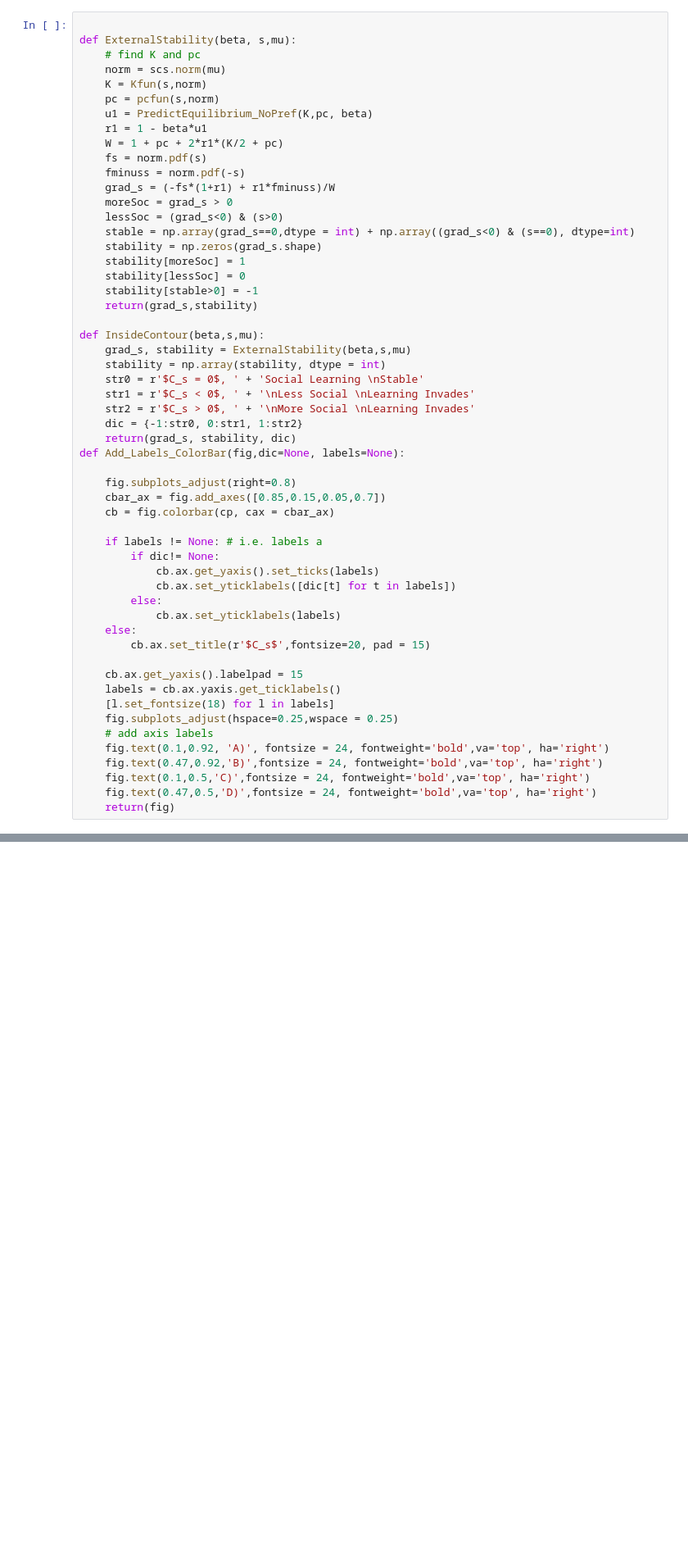
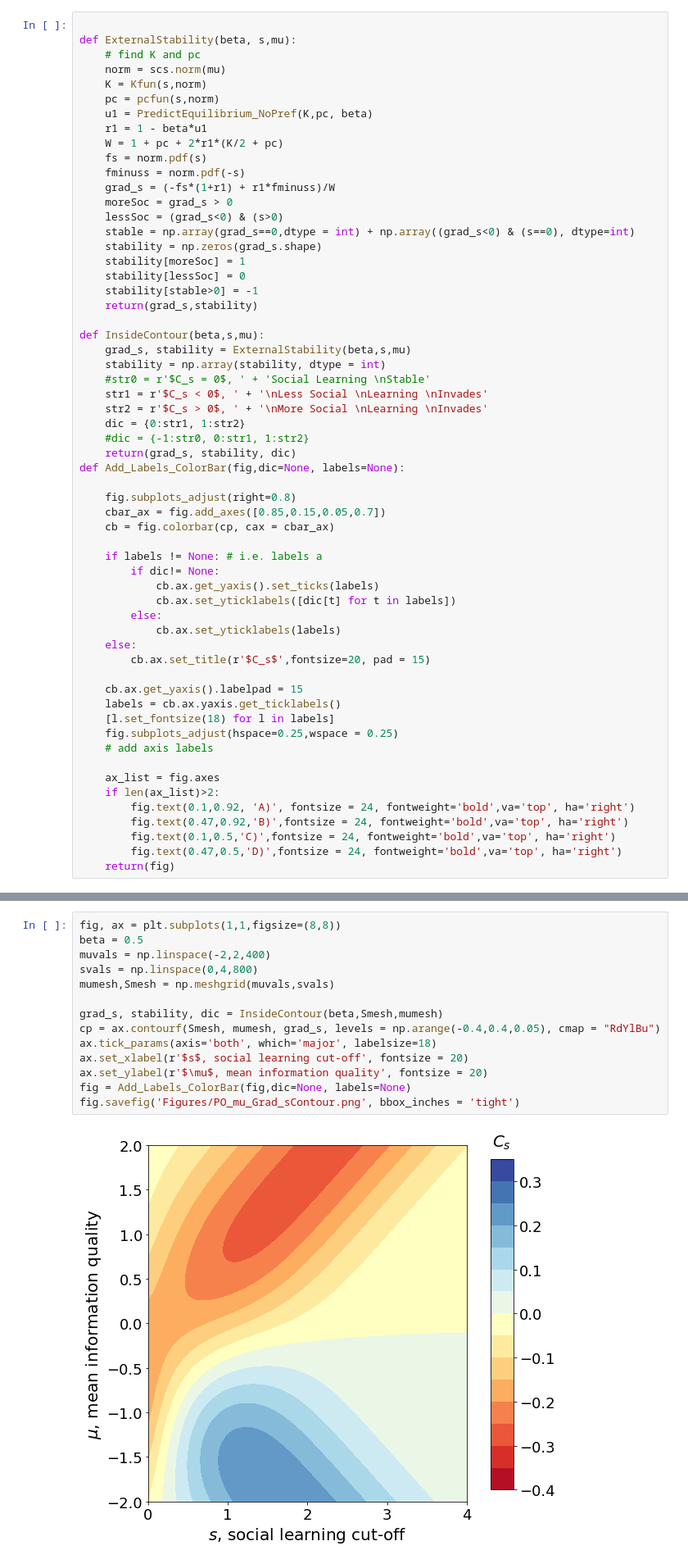
Before and after one commit to taliaborofsky/SocialLearning_Payoff, a Jupyter notebook: PO_ExternalStability.ipynb, the cells around one changed output, grey strips where cells are left out. Shown at 82% size. Drawn from its saved outputs; the diff is of its cells as text; blank space fills up the shorter version.

```diff
--- a/PO_ExternalStability.ipynb
+++ b/PO_ExternalStability.ipynb
@@ -60,10 +60,11 @@ def ExternalStability(beta, s,mu):
 def InsideContour(beta,s,mu):
     grad_s, stability = ExternalStability(beta,s,mu)
     stability = np.array(stability, dtype = int)
-    str0 = r'$C_s = 0$, ' + 'Social Learning \nStable'
-    str1 = r'$C_s < 0$, ' + '\nLess Social \nLearning Invades'
-    str2 = r'$C_s > 0$, ' + '\nMore Social \nLearning Invades'
-    dic = {-1:str0, 0:str1, 1:str2}
+    #str0 = r'$C_s = 0$, ' + 'Social Learning \nStable'
+    str1 = r'$C_s < 0$, ' + '\nLess Social \nLearning \nInvades'
+    str2 = r'$C_s > 0$, ' + '\nMore Social \nLearning \nInvades'
+    dic = {0:str1, 1:str2}
+    #dic = {-1:str0, 0:str1, 1:str2}
     return(grad_s, stability, dic)
 def Add_Labels_ColorBar(fig,dic=None, labels=None):
 
@@ -85,10 +86,13 @@ def Add_Labels_ColorBar(fig,dic=None, labels=None):
     [l.set_fontsize(18) for l in labels]
     fig.subplots_adjust(hspace=0.25,wspace = 0.25)
     # add axis labels
-    fig.text(0.1,0.92, 'A)', fontsize = 24, fontweight='bold',va='top', ha='right')
-    fig.text(0.47,0.92,'B)',fontsize = 24, fontweight='bold',va='top', ha='right')
-    fig.text(0.1,0.5,'C)',fontsize = 24, fontweight='bold',va='top', ha='right')
-    fig.text(0.47,0.5,'D)',fontsize = 24, fontweight='bold',va='top', ha='right')
+
+    ax_list = fig.axes
+    if len(ax_list)>2:
+        fig.text(0.1,0.92, 'A)', fontsize = 24, fontweight='bold',va='top', ha='right')
+        fig.text(0.47,0.92,'B)',fontsize = 24, fontweight='bold',va='top', ha='right')
+        fig.text(0.1,0.5,'C)',fontsize = 24, fontweight='bold',va='top', ha='right')
+        fig.text(0.47,0.5,'D)',fontsize = 24, fontweight='bold',va='top', ha='right')
     return(fig)
 # %%
 # fig, axes for just looking at stability
@@ -173,3 +182,19 @@ fig.savefig('Figures/PO_mu_Grad_sContour.png')
+# %%
+fig, ax = plt.subplots(1,1,figsize=(8,8))
+beta = 0.5
+muvals = np.linspace(-2,2,400)
+svals = np.linspace(0,4,800)
+mumesh,Smesh = np.meshgrid(muvals,svals)
+
+grad_s, stability, dic = InsideContour(beta,Smesh,mumesh)
+cp = ax.contourf(Smesh, mumesh, grad_s, levels = np.arange(-0.4,0.4,0.05), cmap = "RdYlBu")
+ax.tick_params(axis='both', which='major', labelsize=18)
+ax.set_xlabel(r'$s$, social learning cut-off', fontsize = 20)
+ax.set_ylabel(r'$\mu$, mean information quality', fontsize = 20)
+fig = Add_Labels_ColorBar(fig,dic=None, labels=None)
+fig.savefig('Figures/PO_mu_Grad_sContour.png', bbox_inches = 'tight')
+# %% [output]
+[figure, added]
 # %%
 # fig, axes for just looking at stability
 fig1, axes1 = plt.subplots(2,2,figsize = (16,16))
```
Also changed, not shown: parts of 14 cells of this notebook, 29 other files.
